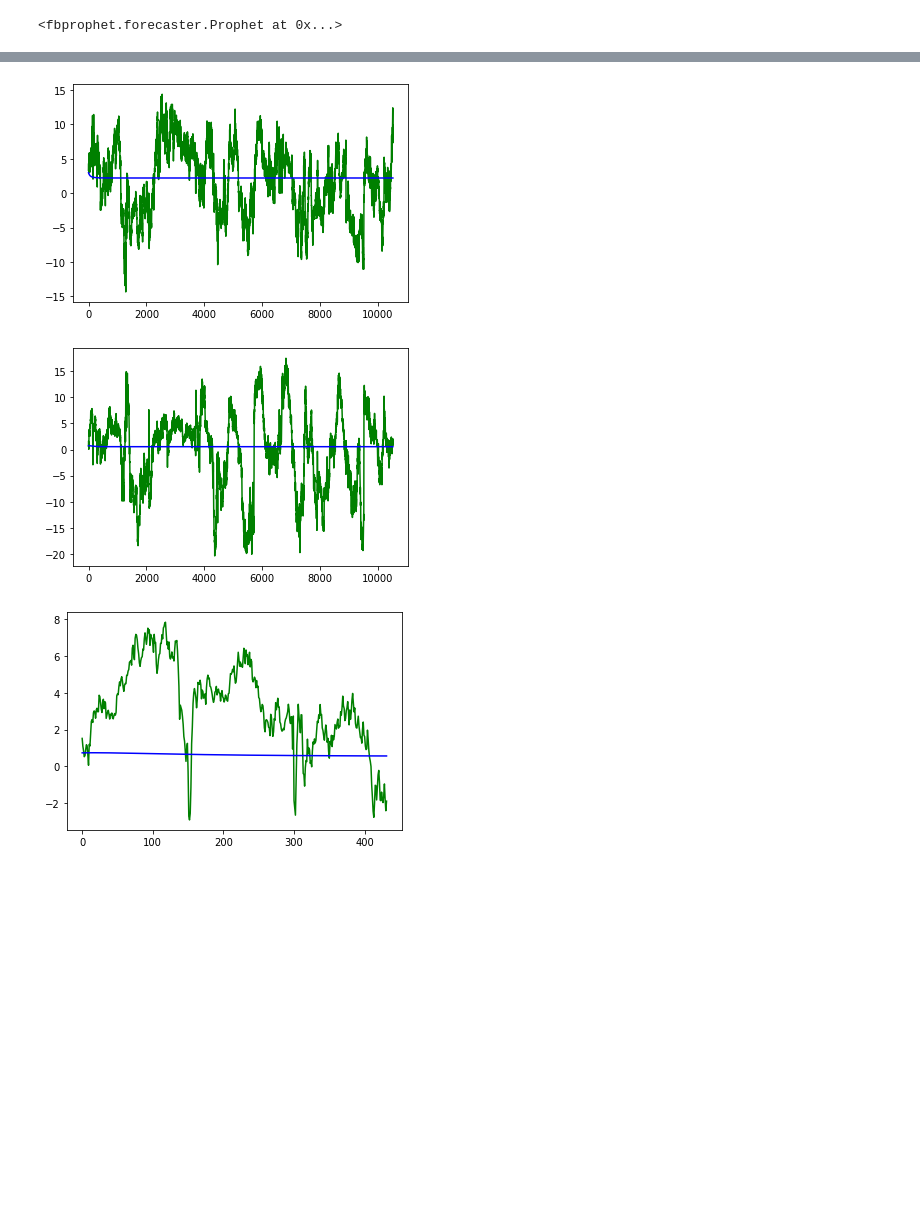
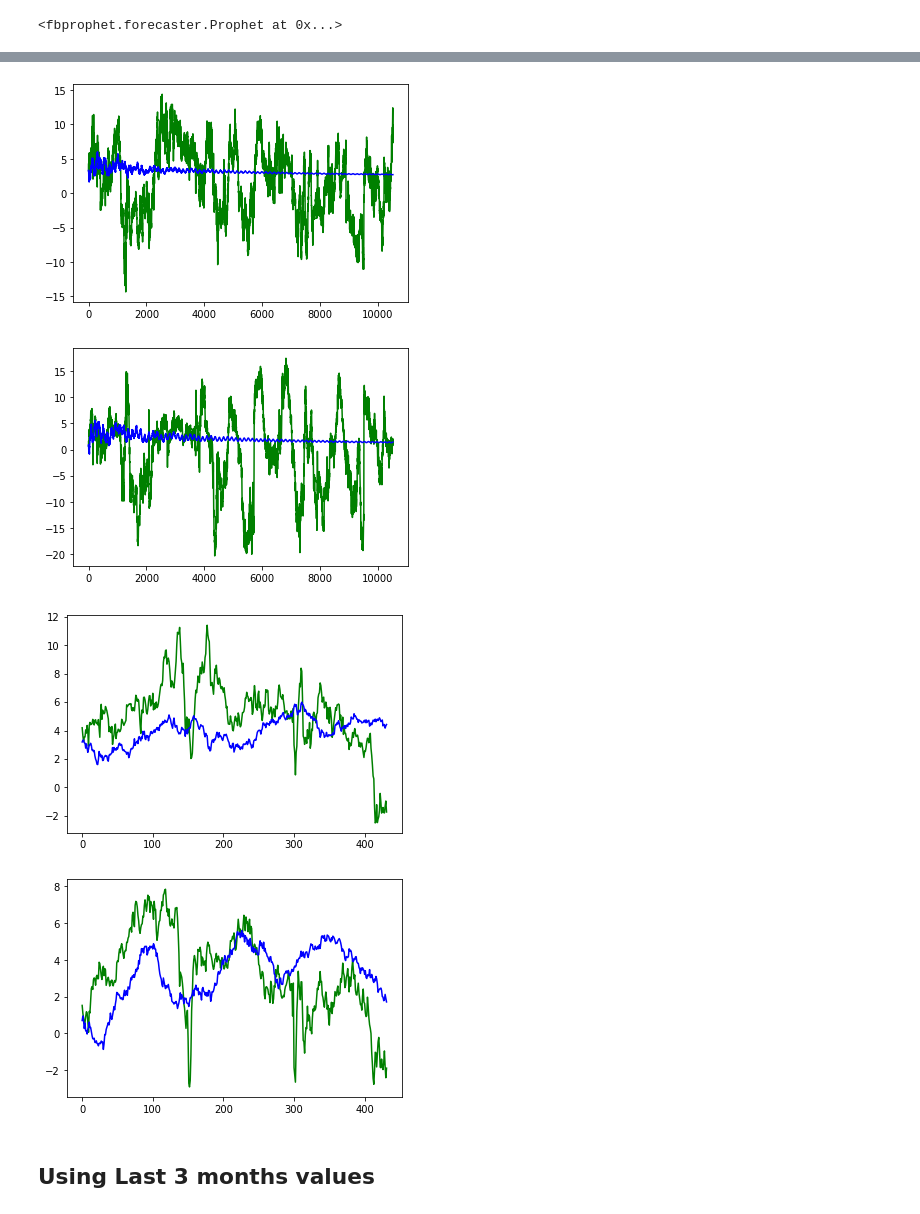
Before and after one commit to m607stars/GoGreen-with-ML, a Jupyter notebook: IBM_Hackathon.ipynb, the cells around one changed output, grey strips where cells are left out. Drawn from its saved outputs; the diff is of its cells as text; code cells hidden in the pictures; blank space fills up the shorter version.

```diff
--- a/IBM_Hackathon.ipynb
+++ b/IBM_Hackathon.ipynb
@@ -554,6 +472,6 @@ dtype: object
 # %%
 model = VAR(var_data)
-model_fit = model.fit()
+model_fit = model.fit(2000)
 # %%
 pred = model_fit.forecast(model_fit.y, steps=10530)
 print(pred)
@@ -594,11 +512,18 @@ plt.plot(df.index[:10530],df['Cos Component'][40000:],color='green')
 plt.plot(predicted.index[:10530],predicted['Cos Value'][:10530],color='blue')
 plt.show()
 # %% [output]
-[figure, old version]
+[figure, new version]
-[figure, old version]
+[figure, new version]
 # %%
+plt.plot(df.index[:432],df['Sin Component'][40000:40432],color='green')
+plt.plot(predicted.index[:432],predicted['Sin Value'][:432],color='blue')
+plt.show()
+
 plt.plot(df.index[:432],df['Cos Component'][40000:40432],color='green')
 plt.plot(predicted.index[:432],predicted['Cos Value'][:432],color='blue')
 plt.show()
 # %% [output]
-[figure, old version]
+[figure, new version]
+[figure, added]
+# %% [markdown]
+## Using Last 3 months values
```
Also changed, not shown: parts of 28 cells of this notebook.
